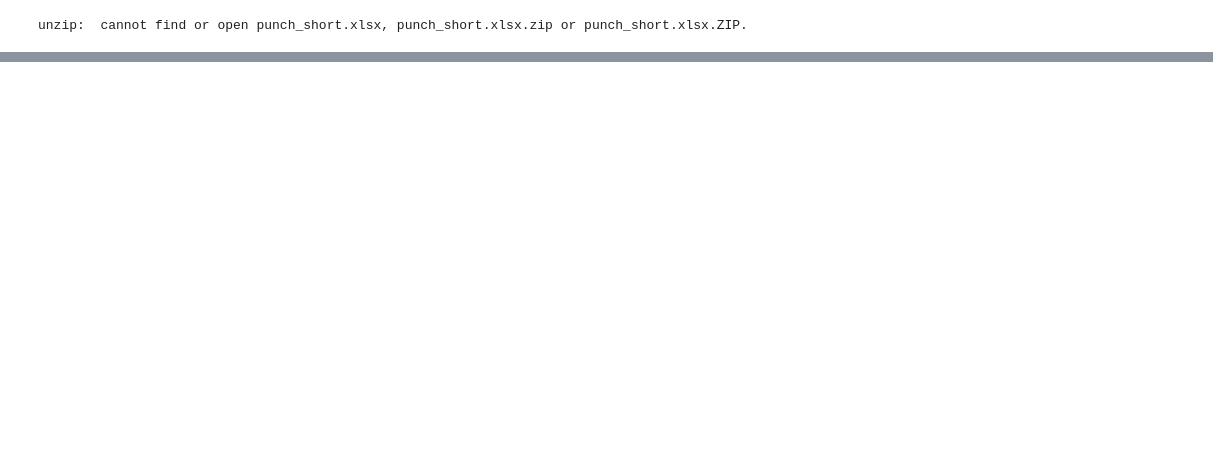
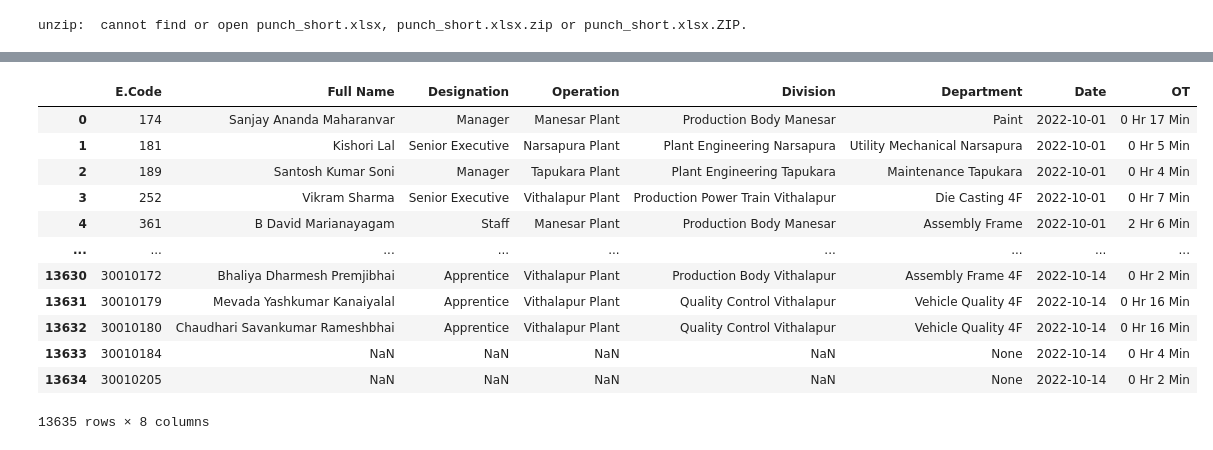
Before and after one commit to kartikeyahl/MS_analysis, a Jupyter notebook: PunchTimeAnalysis11.ipynb, the cells around one changed output, grey strips where cells are left out. Cells and saved outputs as stored; diff of their text form; code cells hidden in the pictures; blank space fills up the shorter version.

```diff
--- a/PunchTimeAnalysis11.ipynb
+++ b/PunchTimeAnalysis11.ipynb
@@ -191,2 +292,23 @@ dff = pd.DataFrame(ll1, columns=['Full Name','Designation','Operation','Division
 # %%
 df_final = pd.concat([df['E.Code'], dff, df[['Date','OT']]], axis=1)
+# %%
+#double shift
+l_double_shift=[]
+for i in range(len(df_copy)):
+  if df_copy.iloc[i]['Time']>53000 and df_copy.iloc[i]['Time']<63000:
+    if df_copy.iloc[i]['Total Time']>=17.50:
+      l_double_shift.append([df_copy.iloc[i]['E.Code'],df_copy.iloc[i]['Date'],'A-B'])
+  elif df_copy.iloc[i]['Time']>143000 and df_copy.iloc[i]['Time']<150000:
+    if df_copy.iloc[i]['Total Time']>=15.50:
+      l_double_shift.append([df_copy.iloc[i]['E.Code'],df_copy.iloc[i]['Date'],'B-C'])
+  elif df_copy.iloc[i]['Time']>230000 and df_copy.iloc[i]['Time']<234000:
+    if df_copy.iloc[i]['Total Time']>=15.50:
+      l_double_shift.append([df_copy.iloc[i]['E.Code'],df_copy.iloc[i]['Date'],'C-A'])
+# %%
+l_double_shift=pd.DataFrame(l_double_shift,columns=['E.Code','Date','Double-Shift'])
+# %%
+l_double_shift2=[]
+for i in range(len(l_double_shift)):
+  for j in range(len(df_final)):
+    if l_double_shift.iloc[i]['E.Code']==df_final.iloc[j]['E.Code'] and l_double_shift.iloc[i]['Date']==df_final.iloc[j]['Date']:
+      l_double_shift2.append([df_final.iloc[j]['E.Code'],df_final.iloc[j]['Full Name'], df_final.iloc[j]['Designation'],df_final.iloc[j]['Operation'],df_final.iloc[j]['Division'],df_final.iloc[j]['Department'],df_final.iloc[j]['Date'],l_double_shift.iloc[i]['Double-Shift']])
@@ -199,3 +337,29 @@ df_final
+# %%
+df_final_hr_min=df_final.copy(deep=True)
+l_time1=[]
+for i in df_final_hr_min.index:
+      minutes, hours = math.modf(df_final_hr_min['OT'][i])
+      minutes*=100
+      ot_time = "{:.0f} Hr {:.0f} Min".format(hours, minutes)
+      l_time1.append(ot_time)
+df_final_hr_min.drop(['OT'],axis=1)
+df_final_hr_min['OT']=l_time1
+# %%
+df_final_hr_min
+# %% [output]
+|  | E.Code | Full Name | Designation | Operation | Division | Department | Date | OT |
+| 0 | 174 | Sanjay Ananda Maharanvar | Manager | Manesar Plant | Production Body Manesar | Paint | 2022-10-01 | 0 Hr 17 Min |
+| 1 | 181 | Kishori Lal | Senior Executive | Narsapura Plant | Plant Engineering Narsapura | Utility Mechanical Narsapura | 2022-10-01 | 0 Hr 5 Min |
+| 2 | 189 | Santosh Kumar Soni | Manager | Tapukara Plant | Plant Engineering Tapukara | Maintenance Tapukara | 2022-10-01 | 0 Hr 4 Min |
+| 3 | 252 | Vikram Sharma | Senior Executive | Vithalapur Plant | Production Power Train Vithalapur | Die Casting 4F | 2022-10-01 | 0 Hr 7 Min |
+| 4 | 361 | B David Marianayagam | Staff | Manesar Plant | Production Body Manesar | Assembly Frame | 2022-10-01 | 2 Hr 6 Min |
+| ... | ... | ... | ... | ... | ... | ... | ... | ... |
+| 13630 | 30010172 | Bhaliya Dharmesh Premjibhai | Apprentice | Vithalapur Plant | Production Body Vithalapur | Assembly Frame 4F | 2022-10-14 | 0 Hr 2 Min |
+| 13631 | 30010179 | Mevada Yashkumar Kanaiyalal | Apprentice | Vithalapur Plant | Quality Control Vithalapur | Vehicle Quality 4F | 2022-10-14 | 0 Hr 16 Min |
+| 13632 | 30010180 | Chaudhari Savankumar Rameshbhai | Apprentice | Vithalapur Plant | Quality Control Vithalapur | Vehicle Quality 4F | 2022-10-14 | 0 Hr 16 Min |
+| 13633 | 30010184 | NaN | NaN | NaN | NaN | None | 2022-10-14 | 0 Hr 4 Min |
+| 13634 | 30010205 | NaN | NaN | NaN | NaN | None | 2022-10-14 | 0 Hr 2 Min |
+13635 rows × 8 columns
 # %%
 # lx=[]
 # for i in df_final['Operation']:
```
Also changed, not shown: parts of 30 cells of this notebook.
